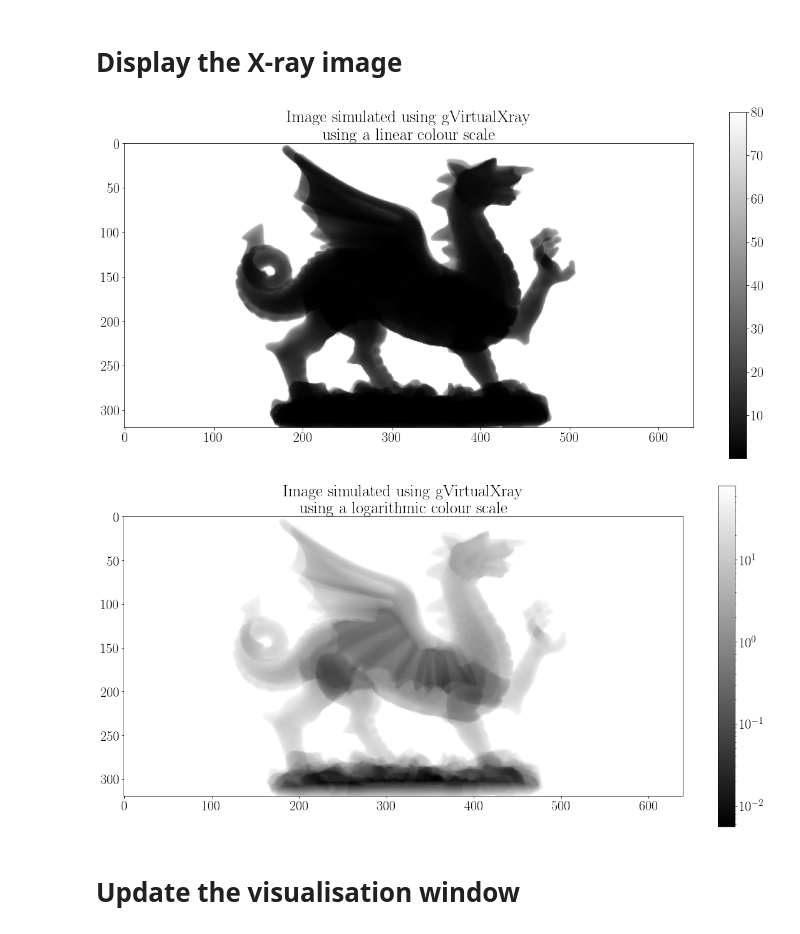
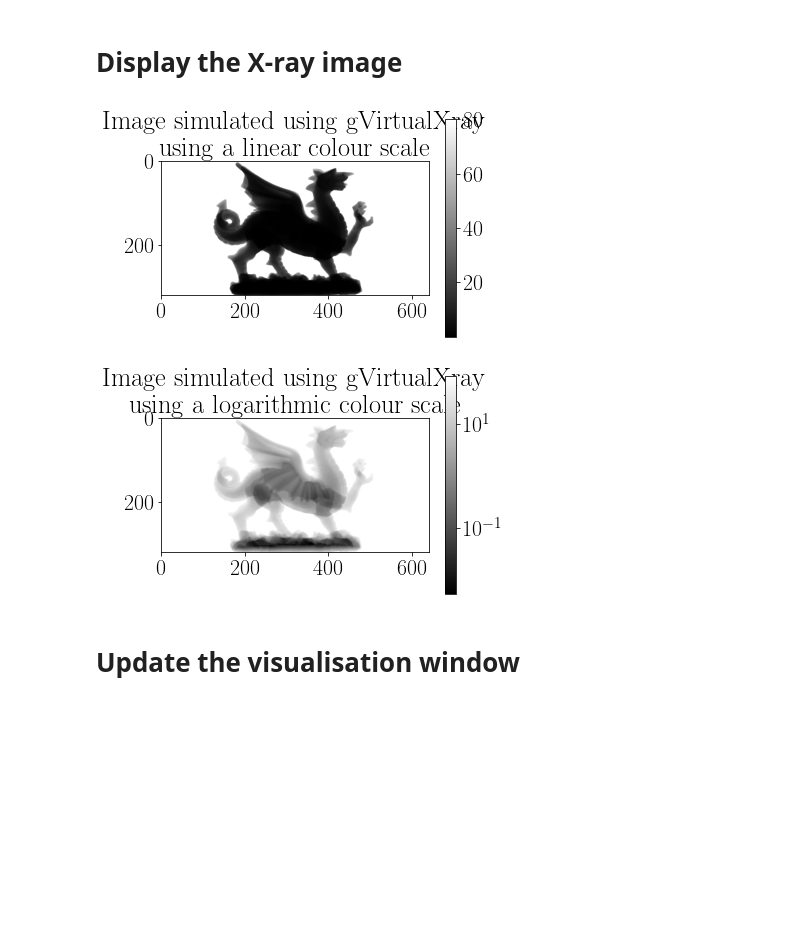
Before and after one commit to effepivi/gvxr-demos, a Jupyter notebook: training-course/03-setting_a_simulation_using_a_JSON_file.ipynb, the cells around one changed output. Saved outputs shown, nothing was run; the diff lists cells and outputs as text; code cells hidden in the pictures; blank space fills up the shorter version.

Commit message:
Try to show up the plots on GitHub.

```diff
--- a/training-course/03-setting_a_simulation_using_a_JSON_file.ipynb
+++ b/training-course/03-setting_a_simulation_using_a_JSON_file.ipynb
@@ -125,19 +125,19 @@ imsave('output_data/raw_x-ray_image-03.tif', x_ray_image)
 # %% [markdown]
 # Display the X-ray image
 # %%
-plt.figure(figsize=(20, 10))
 plt.title("Image simulated using gVirtualXray\nusing a linear colour scale")
 plt.imshow(x_ray_image, cmap="gray")
 plt.colorbar(orientation='vertical');
+plt.show()
 # %% [output]
-[figure, old version]
+[figure, new version]
 # %%
-plt.figure(figsize=(20, 10))
 plt.title("Image simulated using gVirtualXray\nusing a logarithmic colour scale")
 plt.imshow(x_ray_image, cmap="gray", norm=LogNorm(vmin=x_ray_image.min(), vmax=x_ray_image.max()))
 plt.colorbar(orientation='vertical');
+plt.show()
 # %% [output]
-[figure, old version]
+[figure, new version]
 # %% [markdown]
 # Update the visualisation window
 # %%
```
Also changed, not shown: parts of 3 cells of this notebook, 2 other files.
